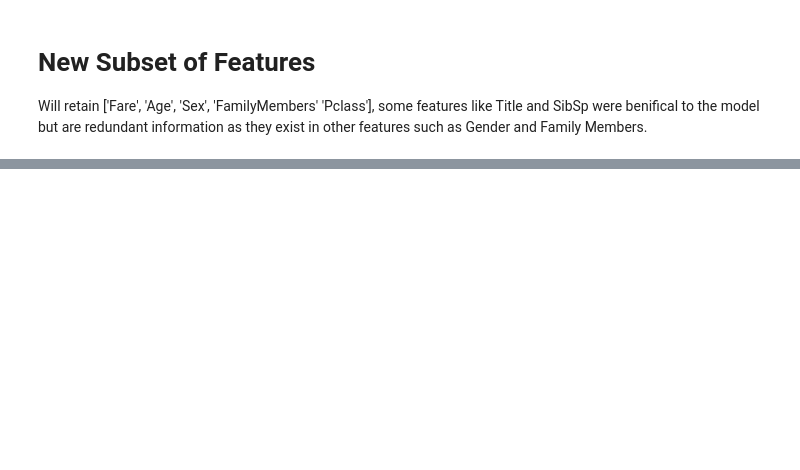
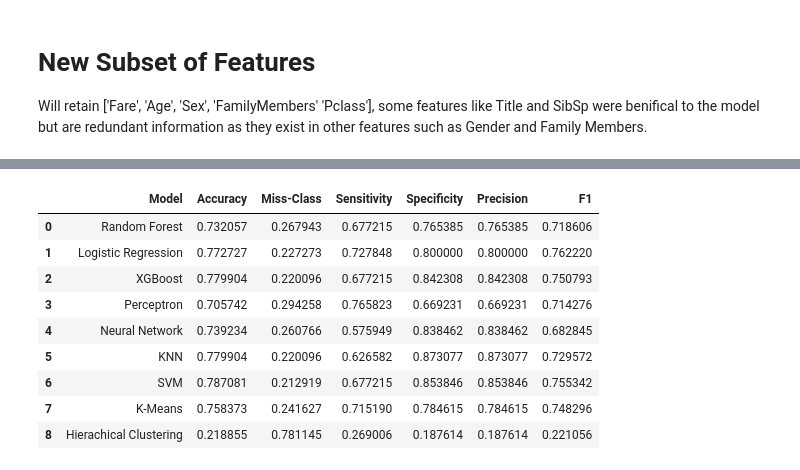
Before and after one commit to SamButterfield/csc8111_machine_learning_coursework, a Jupyter notebook: CSC8111_SB_Titanic_Coursework.ipynb, the cells around one changed output, grey strips where cells are left out. Cells and saved outputs as stored; diff of their text form; code cells hidden in the pictures; blank space fills up the shorter version.

```diff
--- a/CSC8111_SB_Titanic_Coursework.ipynb
+++ b/CSC8111_SB_Titanic_Coursework.ipynb
@@ -491,7 +507,7 @@ def LR_classifier(X_train, y_train, X_test, y_test):
     #classifier = LogisticRegression(solver='lbfgs')
 
     from sklearn.model_selection import GridSearchCV
-    parameters = [{"penalty":["l1","l2"], 'solver':['lbfgs', 'liblinear', 'saga']}]
+    parameters = [{"penalty":["l1","l2"], 'solver':['lbfgs', 'liblinear', 'saga'], 'max_iter':[1000]}]
     classifier = GridSearchCV(LogisticRegression(), parameters, cv=5)
 
     classifier.fit(X_train, y_train)
@@ -515,8 +531,6 @@ def XGB_classifier(X_train, y_train, X_test, y_test):
               'learning_rate': [0.01, 0.05, 0.1], #so called `eta` value
               'max_depth': [3 ,6, 12],
               'min_child_weight': [5, 10, 15],
-              'silent': [0],
-              'subsample': [0.8],
               'colsample_bytree': [0.5, 0.7],
               'n_estimators': [5, 10, 50, 100],
                 'verbosity': [0]}]
@@ -606,9 +620,8 @@ def SVM_classifier(X_train, y_train, X_test, y_test):
     #classifier = SVC(kernel = 'linear')
 
     from sklearn.model_selection import GridSearchCV
-    parameters = [{'kernel': ['rbf', 'linear', 'poly', 'precomputed'],
-                'gamma': [0.01, 0.1, 0.5],
-                'C': [10, 100, 1000]}]
+    parameters = [{'kernel': ['rbf', 'linear'],
+                'C': [1,2,5],'cache_size':[7000] }]
     classifier = GridSearchCV(SVC(), parameters, cv=5)
 
     classifier.fit(X_train, y_train)
@@ -814,2 +863,0 @@ plt.legend(['train', 'validation'], loc='lower right')
-# %%
-knn_classifier, knn_cm, knn_ac = KNN_classifier(X_train, y_train, X_test, y_test)
@@ -827,0 +916,17 @@ X_train, y_train, X_test, y_test, ct = prepare(train_df_cl, test_df_cl, [0, 1])
+# %%
+classifiers_names = ["Random Forest", "Logistic Regression", "XGBoost", "Perceptron",
+                     "Neural Network", "KNN", "SVM", "K-Means", "Hierachical Clustering"]
+confs = [rfi_cm, lr_cm, xgb_cm, per_cm, nn_cm, knn_cm, svm_cm, kme_cm, hcl_cm]
+ac_results = Calc_Metrics(confs, classifiers_names)
+ac_results
+# %% [output]
+|  | Model | Accuracy | Miss-Class | Sensitivity | Specificity | Precision | F1 |
+| 0 | Random Forest | 0.732057 | 0.267943 | 0.677215 | 0.765385 | 0.765385 | 0.718606 |
+| 1 | Logistic Regression | 0.772727 | 0.227273 | 0.727848 | 0.800000 | 0.800000 | 0.762220 |
+| 2 | XGBoost | 0.779904 | 0.220096 | 0.677215 | 0.842308 | 0.842308 | 0.750793 |
+| 3 | Perceptron | 0.705742 | 0.294258 | 0.765823 | 0.669231 | 0.669231 | 0.714276 |
+| 4 | Neural Network | 0.739234 | 0.260766 | 0.575949 | 0.838462 | 0.838462 | 0.682845 |
+| 5 | KNN | 0.779904 | 0.220096 | 0.626582 | 0.873077 | 0.873077 | 0.729572 |
+| 6 | SVM | 0.787081 | 0.212919 | 0.677215 | 0.853846 | 0.853846 | 0.755342 |
+| 7 | K-Means | 0.758373 | 0.241627 | 0.715190 | 0.784615 | 0.784615 | 0.748296 |
+| 8 | Hierachical Clustering | 0.218855 | 0.781145 | 0.269006 | 0.187614 | 0.187614 | 0.221056 |
```
Also changed, not shown: parts of 23 cells of this notebook.
